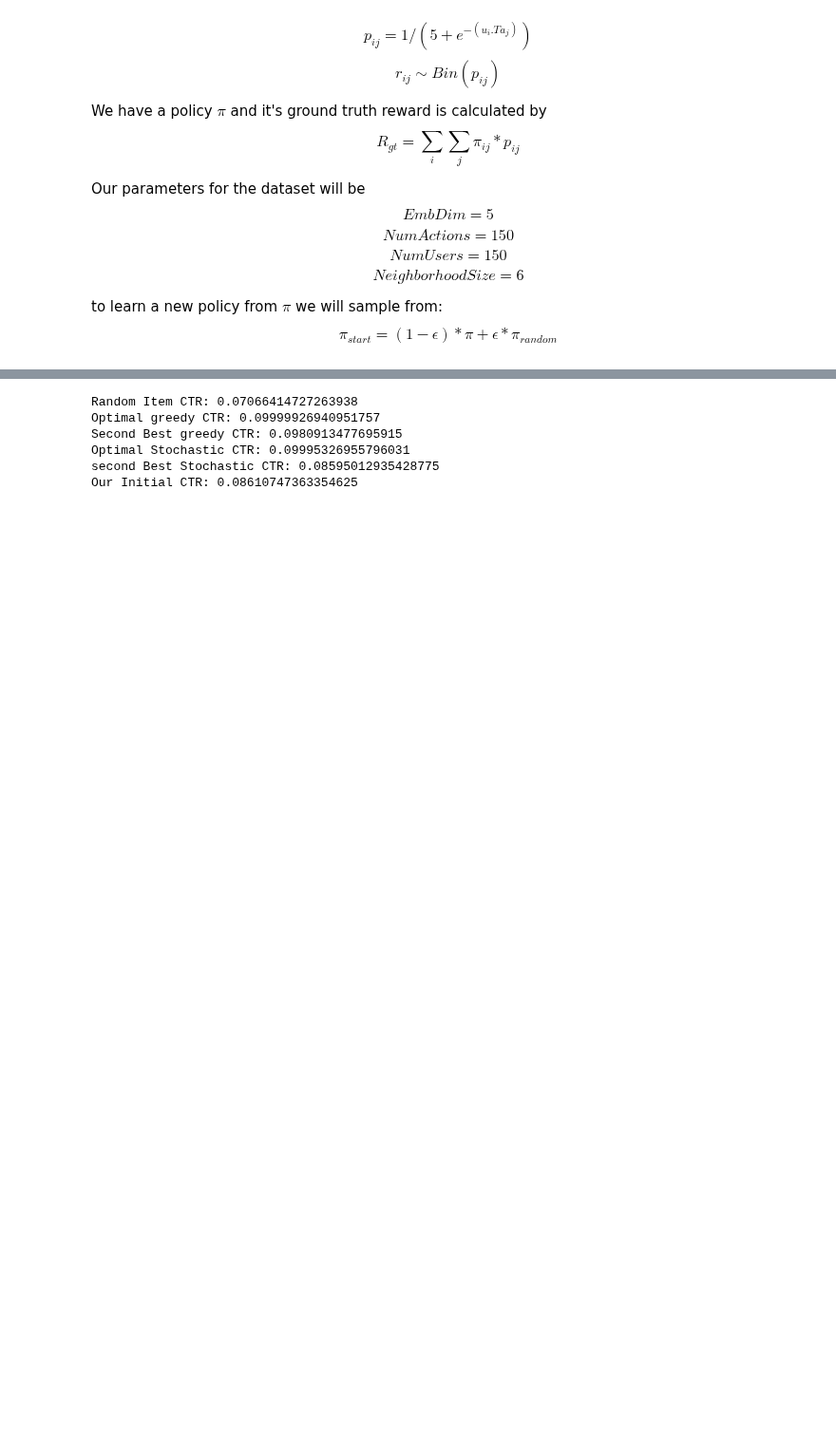
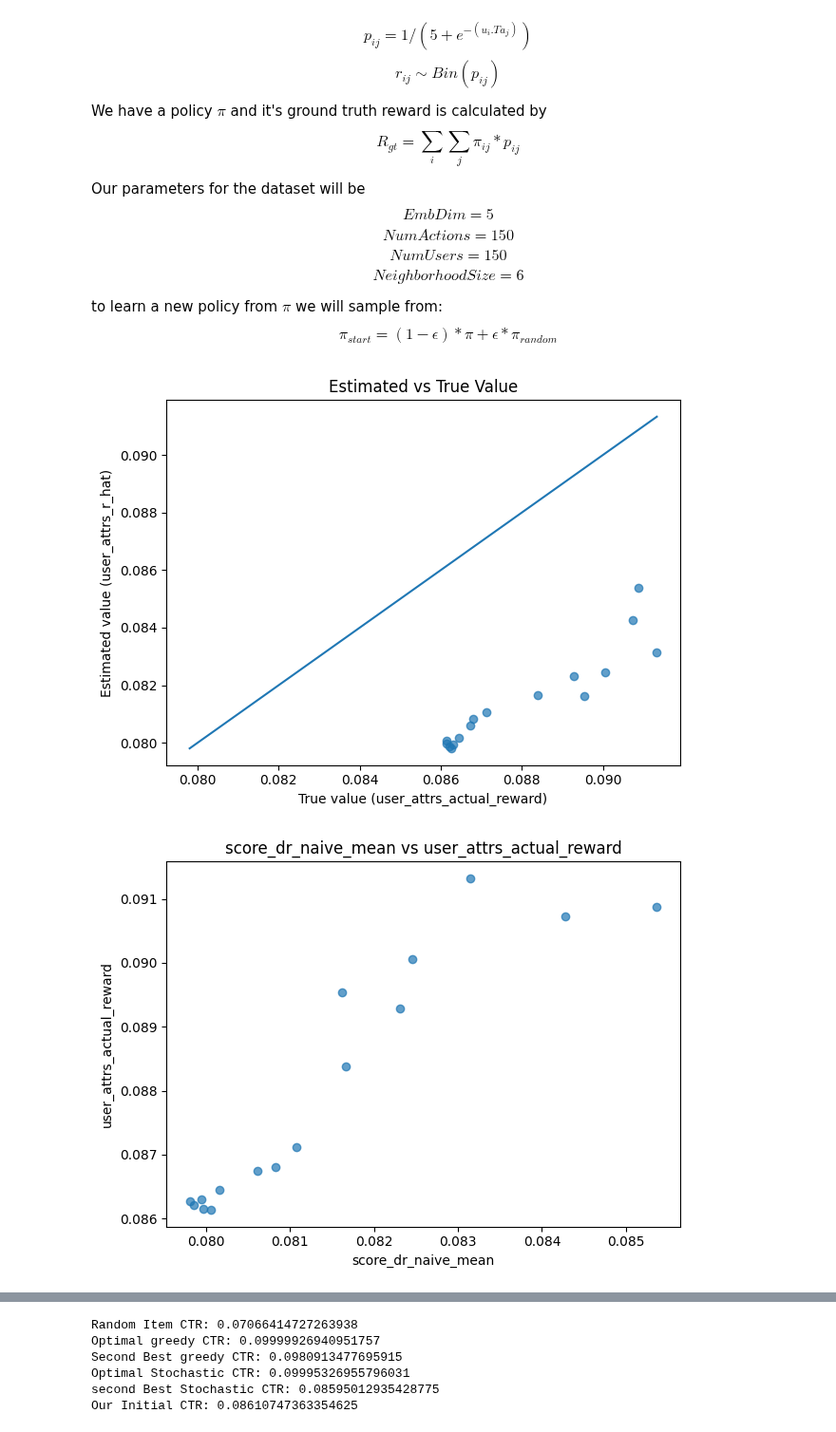
Before and after one commit to TauRoeed/OPC, a Jupyter notebook: run_OPL_tests.ipynb, the cells around one changed output, grey strips where cells are left out. Shown at 95% size. Saved outputs shown, nothing was run; the diff lists cells and outputs as text; code cells hidden in the pictures; blank space fills up the shorter version.

Commit message:
new eval plots

```diff
--- a/run_OPL_tests.ipynb
+++ b/run_OPL_tests.ipynb
@@ -104,3 +106,14 @@ $$NeighborhoodSize = 6$$
 
 to learn a new policy from $\pi$ we will sample from:
 $$\pi_{start} = (1-\epsilon)*\pi + \epsilon * \pi_{random}$$
+# %%
+df = pd.read_csv("trial_dfs/study_df_27_12345.csv")
+
+full_df = plot_ope_study_diagnostics(
+    df,
+    true_col="user_attrs_actual_reward",   # <-- NOW THIS IS THE TRUTH
+    est_col="user_attrs_r_hat"
+)
+# %% [output]
+[figure, added]
+[figure, added]
```
Also changed, not shown: parts of 12 cells of this notebook, 1 other file.
